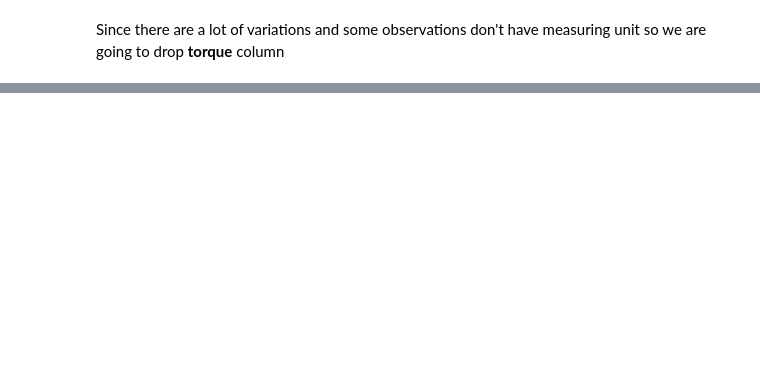
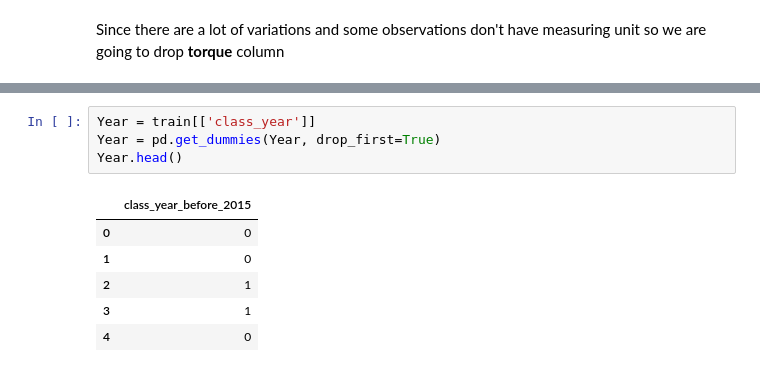
Before and after one commit to KieuSonTung/Data_Preparation, a Jupyter notebook: Data_Preparation_Final.ipynb, the cells around one changed output, grey strips where cells are left out. Saved outputs shown, nothing was run; the diff lists cells and outputs as text; blank space fills up the shorter version.

```diff
--- a/Data_Preparation_Final.ipynb
+++ b/Data_Preparation_Final.ipynb
@@ -179,0 +223,11 @@ train.head()
+# %%
+Year = train[['class_year']]
+Year = pd.get_dummies(Year, drop_first=True)
+Year.head()
+# %% [output]
+|  | class_year_before_2015 |
+| 0 | 0 |
+| 1 | 0 |
+| 2 | 1 |
+| 3 | 1 |
+| 4 | 0 |
```
Also changed, not shown: parts of 30 cells of this notebook.
